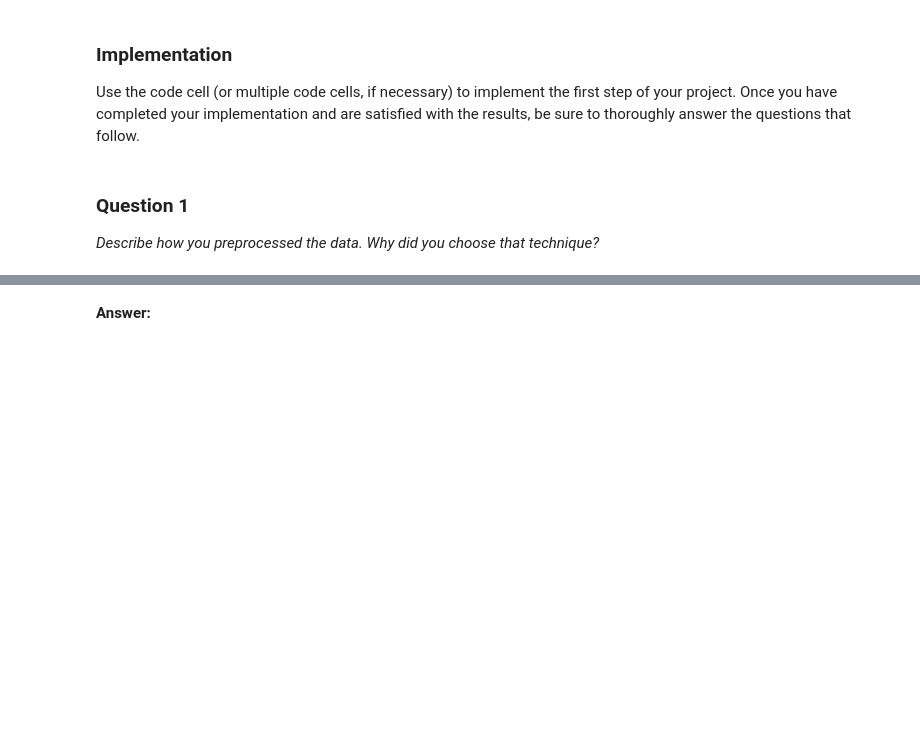
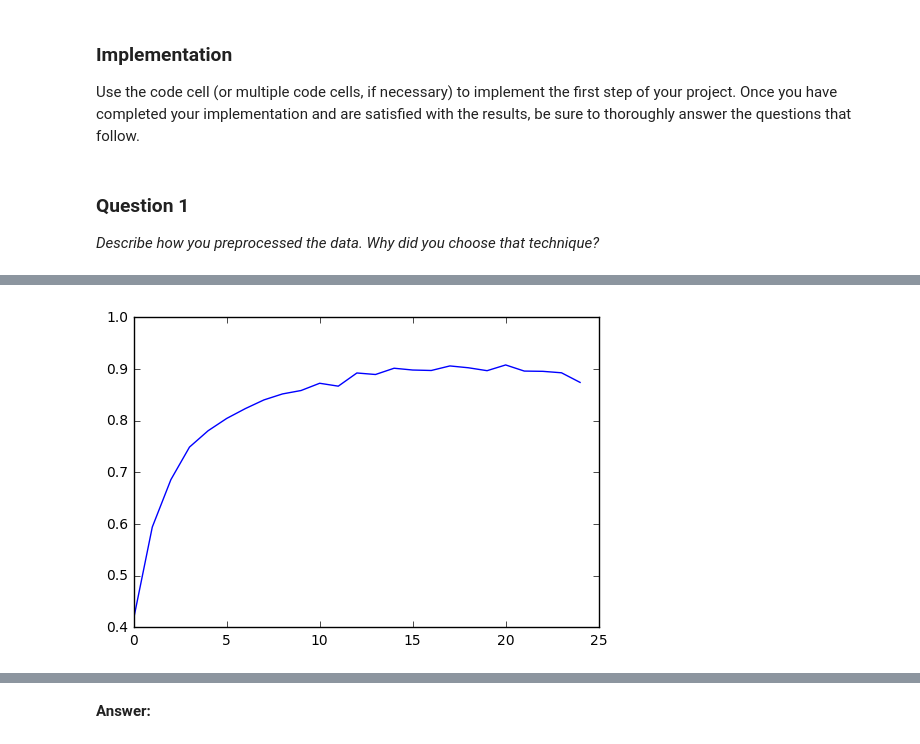
Before and after one commit to shenmutong/CarND-Traffic-Sign-Classifier-Project, a Jupyter notebook: Traffic_Sign_Classifier.ipynb, the cells around one changed output, grey strips where cells are left out. Cells and saved outputs as stored; diff of their text form; code cells hidden in the pictures; blank space fills up the shorter version.

```diff
--- a/Traffic_Sign_Classifier.ipynb
+++ b/Traffic_Sign_Classifier.ipynb
@@ -161,0 +381,83 @@ _Describe how you preprocessed the data. Why did you choose that technique?_
+# %%
+learning_rate = 0.001  #ms_net learning_rate = 0.0005  epochs = 20
+epochs = 25
+batch_size = 256
+# %%
+import tensorflow as tf
+from sklearn.utils import shuffle
+# tf Graph input
+x = tf.placeholder(tf.float32, [None, 32, 32, 3])
+y = tf.placeholder(tf.int32, (None))
+one_hot_y = tf.one_hot(y,n_classes)
+
+
+keep_prob = tf.placeholder(tf.float32)
+# Modelh
+#logits = conv_net(x,keep_prob)
+logits = ms_net(x)
+#logits = le_net(x)
+
+
+# Define loss and optimizer
+cross_entropy = tf.nn.softmax_cross_entropy_with_logits(logits, one_hot_y)
+loss_operation = tf.reduce_mean(cross_entropy)
+optimizer = tf.train.AdamOptimizer(learning_rate = learning_rate)
+training_operation = optimizer.minimize(loss_operation)
+# Accuracy
+correct_pred = tf.equal(tf.argmax(logits, 1), tf.argmax(one_hot_y, 1))
+accuracy_oper = tf.reduce_mean(tf.cast(correct_pred, tf.float32))
+
+saver = tf.train.Saver()
+
+def evaluate(X_data, y_data):
+    num_examples = len(X_data)
+    total_accuracy = 0
+    sess = tf.get_default_session()
+    for offset in range(0, num_examples, batch_size):
+        batch_x, batch_y = X_data[offset:offset+batch_size], y_data[offset:offset+batch_size]
+        accuracy = sess.run(accuracy_oper, feed_dict={x: batch_x, y: batch_y})
+        total_accuracy += (accuracy * len(batch_x))
+    return total_accuracy / num_examples
+validation_accuracy_list = []
+most_accuracy = 0
+epoch_count = 0
+with tf.Session() as sess:
+    sess.run(tf.global_variables_initializer())
+    num_examples = len(X_train)
+#    X_train = X_train_gray
+#    X_Validation = X_validation_gray
+    print("Training...")
+    print("X_train shape = ",X_train[0].shape)
+    for i in range(epochs):
+
+        X_train, y_train = shuffle(X_train, y_train)
+
+        for offset in range(0, len(X_train), batch_size):
+            end = offset + batch_size
+            batch_x, batch_y = X_train[offset:end], y_train[offset:end]
+            sess.run(training_operation, feed_dict={x: batch_x, y: batch_y})
+
+        validation_accuracy = evaluate(X_validation, y_validation)
+
+        validation_accuracy_list.append(validation_accuracy)
+
+        epoch_count +=1
+        print("EPOCH {} ...".format(i+1))
+        print("Validation Accuracy = {:.3f}".format(validation_accuracy))
+        print()
+        if validation_accuracy > most_accuracy:
+            most_accuracy = validation_accuracy
+        else:
+            if (most_accuracy -validation_accuracy) > 0.05:
+                break
+
+    print("break EPOCH = ", )
+    saver.save(sess, './lenet')
+    print("Model saved")
+
+
+plt.plot(validation_accuracy_list)
+plt.show()
+#+end_src
+# %% [output]
+[figure, added]
```
Also changed, not shown: parts of 10 cells of this notebook, 4 other files.
